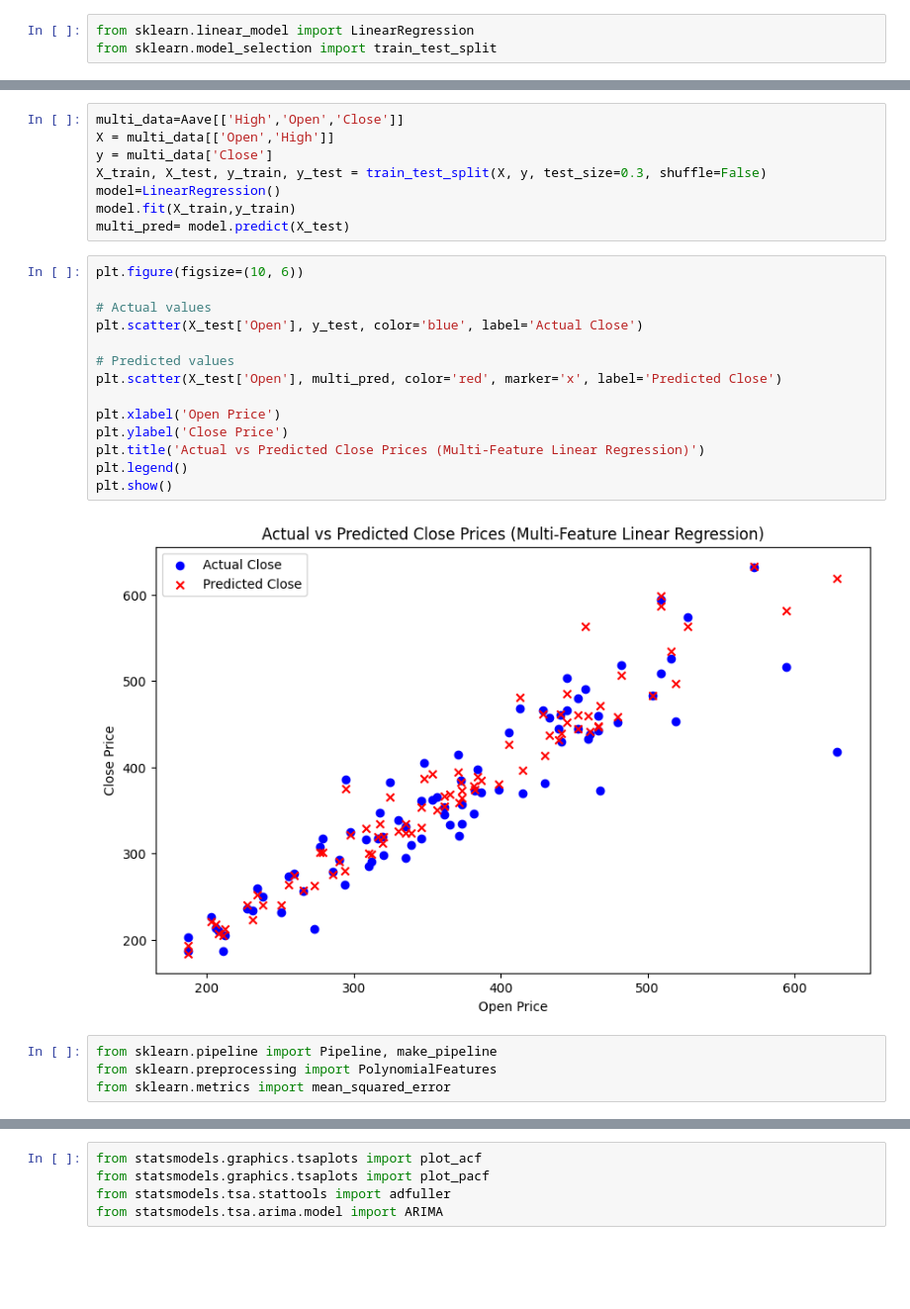
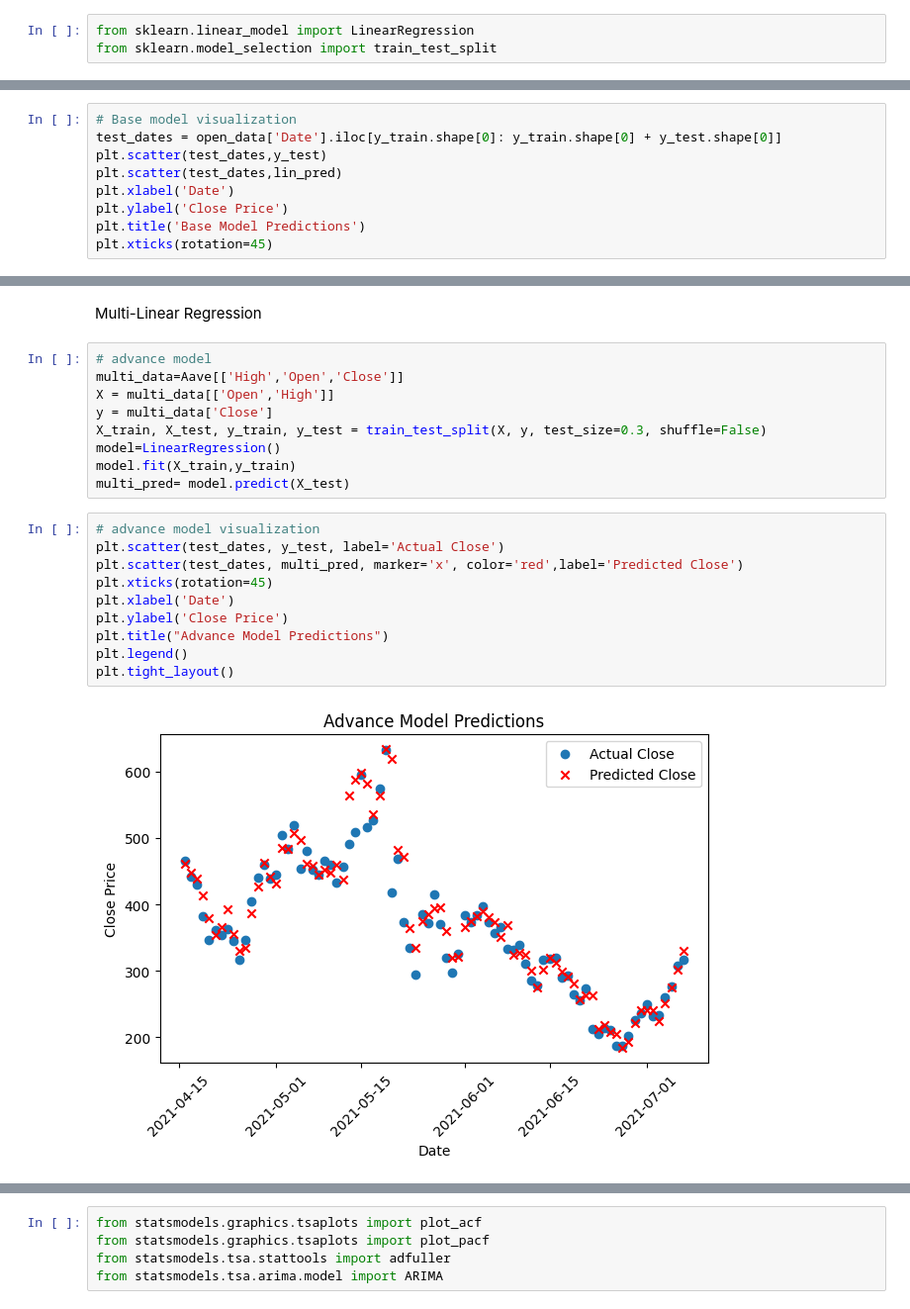
Before and after one commit to SriSupratikTalari/internship-project, a Jupyter notebook: Aave.ipynb, the cells around one changed output, grey strips where cells are left out. Shown: that part at 99% size. Cells and saved outputs as stored; diff of their text form; blank space fills up the shorter version.

```diff
--- a/Aave.ipynb
+++ b/Aave.ipynb
@@ -90,0 +120,9 @@ plt.scatter(X_test,lin_pred)
+# %%
+# Base model visualization
+test_dates = open_data['Date'].iloc[y_train.shape[0]: y_train.shape[0] + y_test.shape[0]]
+plt.scatter(test_dates,y_test)
+plt.scatter(test_dates,lin_pred)
+plt.xlabel('Date')
+plt.ylabel('Close Price')
+plt.title('Base Model Predictions')
+plt.xticks(rotation=45)
@@ -91,4 +138,7 @@ plt.scatter(X_test,lin_pred)
+# %% [markdown]
+Multi-Linear Regression
 # %%
+# advance model
 multi_data=Aave[['High','Open','Close']]
 X = multi_data[['Open','High']]
 y = multi_data['Close']
@@ -97,22 +147,14 @@ model=LinearRegression()
 model.fit(X_train,y_train)
 multi_pred= model.predict(X_test)
 # %%
-plt.figure(figsize=(10, 6))
-
-# Actual values
-plt.scatter(X_test['Open'], y_test, color='blue', label='Actual Close')
-
-# Predicted values
-plt.scatter(X_test['Open'], multi_pred, color='red', marker='x', label='Predicted Close')
-
-plt.xlabel('Open Price')
+# advance model visualization
+plt.scatter(test_dates, y_test, label='Actual Close')
+plt.scatter(test_dates, multi_pred, marker='x', color='red',label='Predicted Close')
+plt.xticks(rotation=45)
+plt.xlabel('Date')
 plt.ylabel('Close Price')
-plt.title('Actual vs Predicted Close Prices (Multi-Feature Linear Regression)')
+plt.title("Advance Model Predictions")
 plt.legend()
-plt.show()
+plt.tight_layout()
 # %% [output]
-[figure, old version]
+[figure, new version]
-# %%
-from sklearn.pipeline import Pipeline, make_pipeline
-from sklearn.preprocessing import PolynomialFeatures
-from sklearn.metrics import mean_squared_error
```
Also changed, not shown: parts of 47 cells of this notebook.
